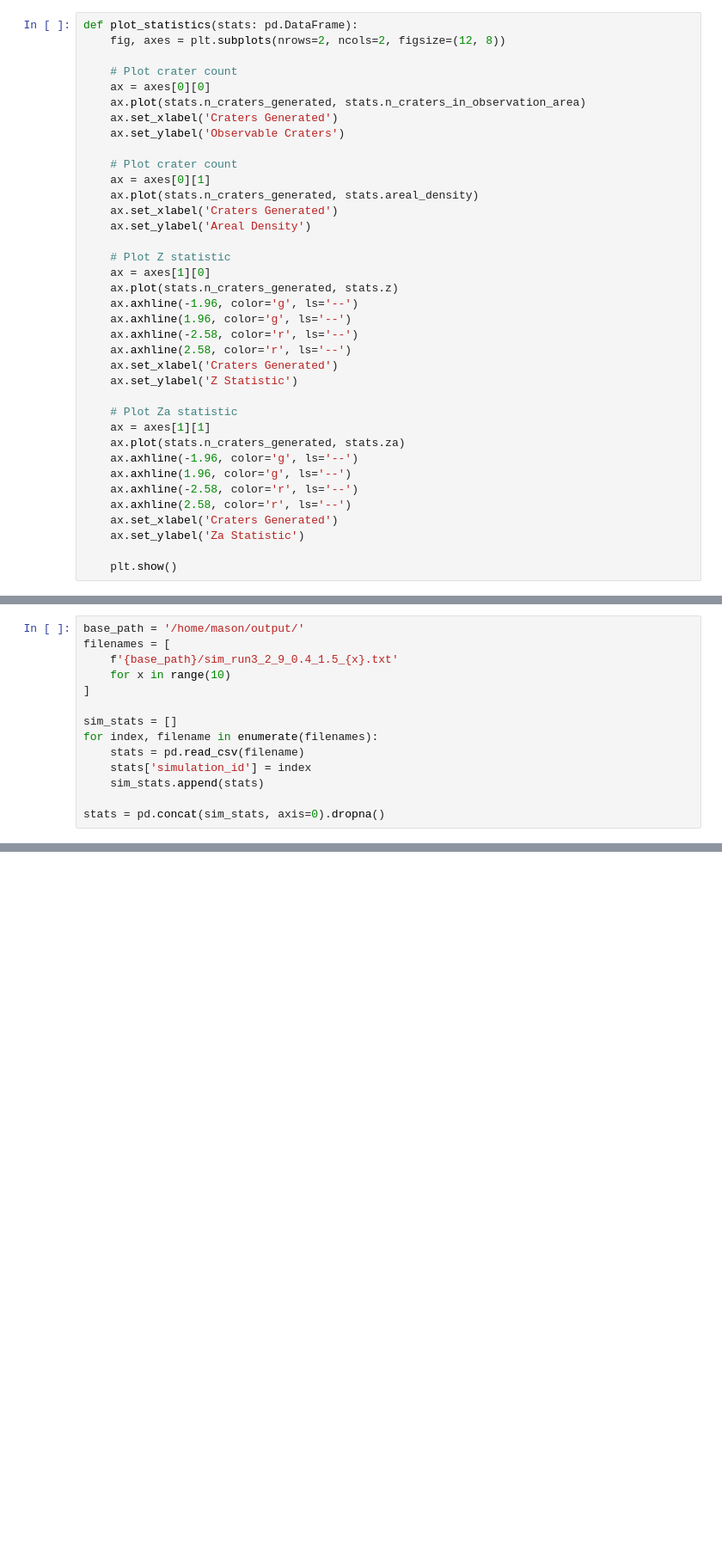
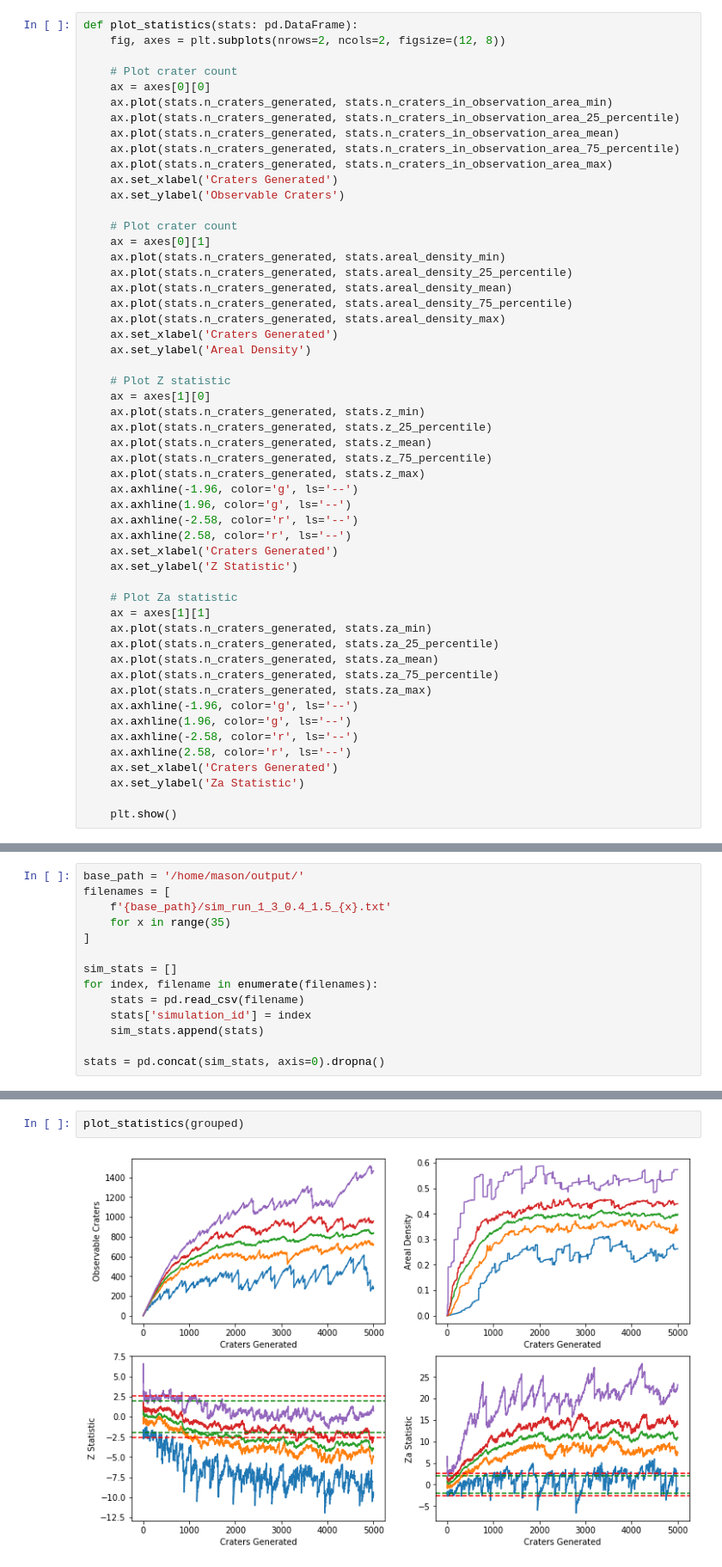
Before and after one commit to seanmason/saturation, a Jupyter notebook: notebooks/PlotStats.ipynb, the cells around one changed output, grey strips where cells are left out. Shown at 86% size. Saved outputs shown, nothing was run; the diff lists cells and outputs as text; blank space fills up the shorter version.

Commit message:
Updates for areal density calculation.

```diff
--- a/notebooks/PlotStats.ipynb
+++ b/notebooks/PlotStats.ipynb
@@ -17,19 +17,31 @@ def plot_statistics(stats: pd.DataFrame):
 
     # Plot crater count
     ax = axes[0][0]
-    ax.plot(stats.n_craters_generated, stats.n_craters_in_observation_area)
+    ax.plot(stats.n_craters_generated, stats.n_craters_in_observation_area_min)
+    ax.plot(stats.n_craters_generated, stats.n_craters_in_observation_area_25_percentile)
+    ax.plot(stats.n_craters_generated, stats.n_craters_in_observation_area_mean)
+    ax.plot(stats.n_craters_generated, stats.n_craters_in_observation_area_75_percentile)
+    ax.plot(stats.n_craters_generated, stats.n_craters_in_observation_area_max)
     ax.set_xlabel('Craters Generated')
     ax.set_ylabel('Observable Craters')
 
     # Plot crater count
     ax = axes[0][1]
-    ax.plot(stats.n_craters_generated, stats.areal_density)
+    ax.plot(stats.n_craters_generated, stats.areal_density_min)
+    ax.plot(stats.n_craters_generated, stats.areal_density_25_percentile)
+    ax.plot(stats.n_craters_generated, stats.areal_density_mean)
+    ax.plot(stats.n_craters_generated, stats.areal_density_75_percentile)
+    ax.plot(stats.n_craters_generated, stats.areal_density_max)
     ax.set_xlabel('Craters Generated')
     ax.set_ylabel('Areal Density')
 
     # Plot Z statistic
     ax = axes[1][0]
-    ax.plot(stats.n_craters_generated, stats.z)
+    ax.plot(stats.n_craters_generated, stats.z_min)
+    ax.plot(stats.n_craters_generated, stats.z_25_percentile)
+    ax.plot(stats.n_craters_generated, stats.z_mean)
+    ax.plot(stats.n_craters_generated, stats.z_75_percentile)
+    ax.plot(stats.n_craters_generated, stats.z_max)
     ax.axhline(-1.96, color='g', ls='--')
     ax.axhline(1.96, color='g', ls='--')
     ax.axhline(-2.58, color='r', ls='--')
@@ -39,7 +51,11 @@ def plot_statistics(stats: pd.DataFrame):
 
     # Plot Za statistic
     ax = axes[1][1]
-    ax.plot(stats.n_craters_generated, stats.za)
+    ax.plot(stats.n_craters_generated, stats.za_min)
+    ax.plot(stats.n_craters_generated, stats.za_25_percentile)
+    ax.plot(stats.n_craters_generated, stats.za_mean)
+    ax.plot(stats.n_craters_generated, stats.za_75_percentile)
+    ax.plot(stats.n_craters_generated, stats.za_max)
     ax.axhline(-1.96, color='g', ls='--')
     ax.axhline(1.96, color='g', ls='--')
     ax.axhline(-2.58, color='r', ls='--')
@@ -51,8 +73,8 @@ def plot_statistics(stats: pd.DataFrame):
 # %%
 base_path = '/home/mason/output/'
 filenames = [
-    f'{base_path}/sim_run3_2_9_0.4_1.5_{x}.txt'
-    for x in range(10)
+    f'{base_path}/sim_run_1_3_0.4_1.5_{x}.txt'
+    for x in range(35)
 ]
 
 sim_stats = []
@@ -160,3 +132,7 @@ plt.show()
+# %%
+plot_statistics(grouped)
+# %% [output]
+[figure, added]
 # %%
 base_path = '/home/mason/code/kirchoff_saturation/output/'
 filenames = [
```
Also changed, not shown: parts of 8 cells of this notebook, 4 other files.
